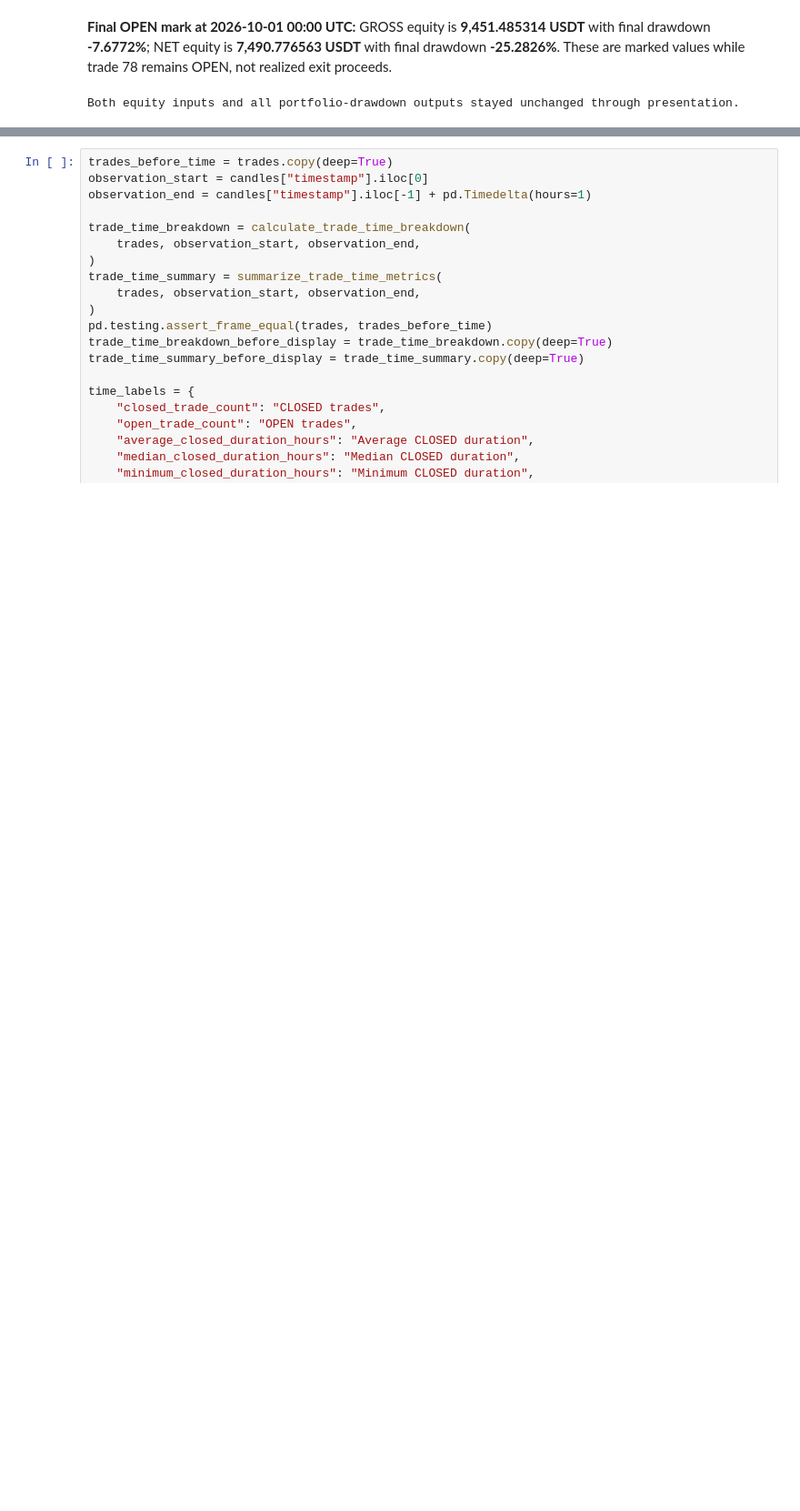
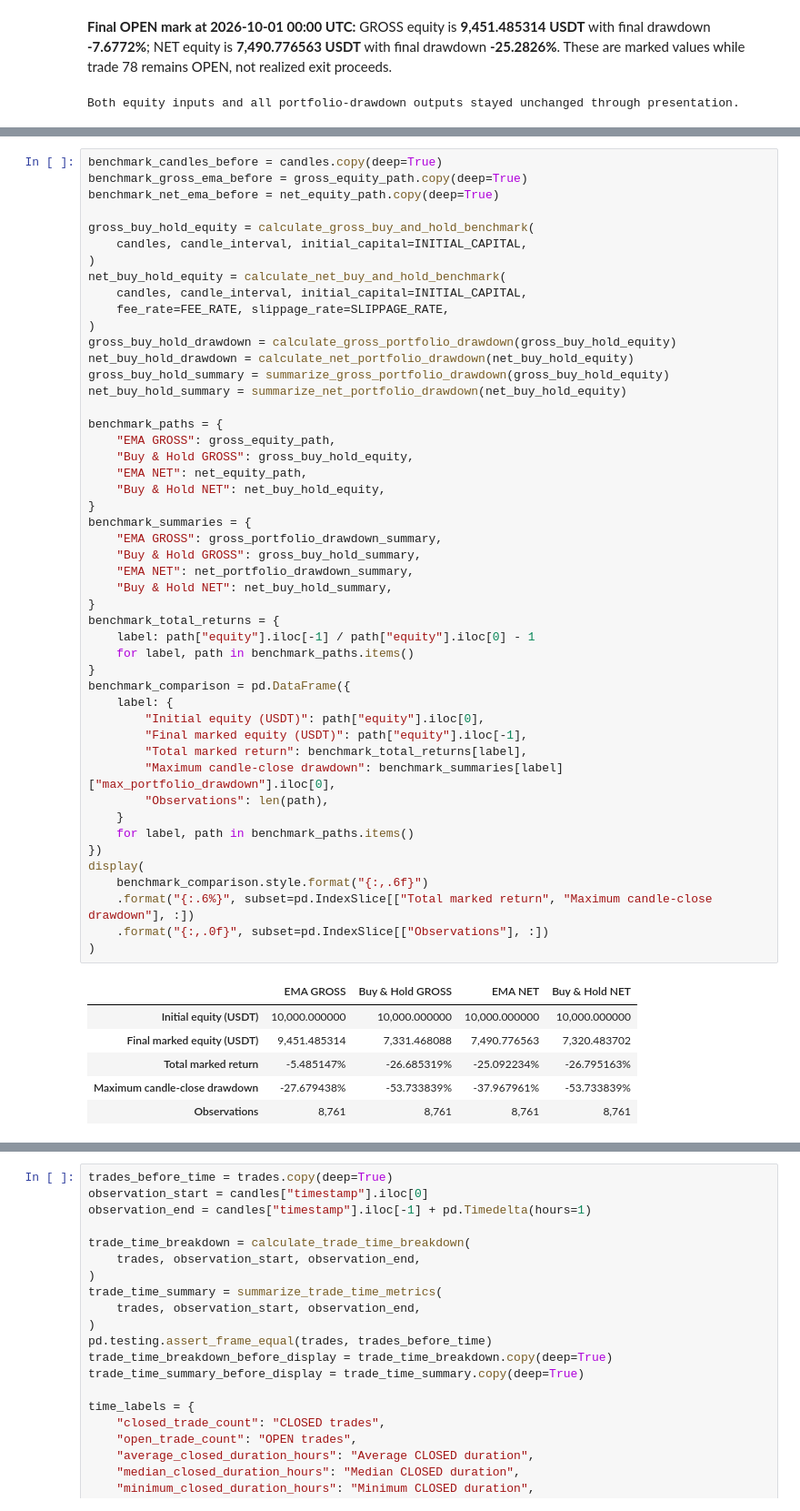
Before and after one commit to puckmandestroyer/trading-lab, a Jupyter notebook: notebooks/03_backtest_review.ipynb, the cells around one changed output, grey strips where cells are left out. Shown at 91% size. Cells and saved outputs as stored; diff of their text form; blank space fills up the shorter version.

```diff
--- a/notebooks/03_backtest_review.ipynb
+++ b/notebooks/03_backtest_review.ipynb
@@ -1346,0 +1376,55 @@ Both equity inputs and all portfolio-drawdown outputs stayed unchanged through p
+# %%
+benchmark_candles_before = candles.copy(deep=True)
+benchmark_gross_ema_before = gross_equity_path.copy(deep=True)
+benchmark_net_ema_before = net_equity_path.copy(deep=True)
+
+gross_buy_hold_equity = calculate_gross_buy_and_hold_benchmark(
+    candles, candle_interval, initial_capital=INITIAL_CAPITAL,
+)
+net_buy_hold_equity = calculate_net_buy_and_hold_benchmark(
+    candles, candle_interval, initial_capital=INITIAL_CAPITAL,
+    fee_rate=FEE_RATE, slippage_rate=SLIPPAGE_RATE,
+)
+gross_buy_hold_drawdown = calculate_gross_portfolio_drawdown(gross_buy_hold_equity)
+net_buy_hold_drawdown = calculate_net_portfolio_drawdown(net_buy_hold_equity)
+gross_buy_hold_summary = summarize_gross_portfolio_drawdown(gross_buy_hold_equity)
+net_buy_hold_summary = summarize_net_portfolio_drawdown(net_buy_hold_equity)
+
+benchmark_paths = {
+    "EMA GROSS": gross_equity_path,
+    "Buy & Hold GROSS": gross_buy_hold_equity,
+    "EMA NET": net_equity_path,
+    "Buy & Hold NET": net_buy_hold_equity,
+}
+benchmark_summaries = {
+    "EMA GROSS": gross_portfolio_drawdown_summary,
+    "Buy & Hold GROSS": gross_buy_hold_summary,
+    "EMA NET": net_portfolio_drawdown_summary,
+    "Buy & Hold NET": net_buy_hold_summary,
+}
+benchmark_total_returns = {
+    label: path["equity"].iloc[-1] / path["equity"].iloc[0] - 1
+    for label, path in benchmark_paths.items()
+}
+benchmark_comparison = pd.DataFrame({
+    label: {
+        "Initial equity (USDT)": path["equity"].iloc[0],
+        "Final marked equity (USDT)": path["equity"].iloc[-1],
+        "Total marked return": benchmark_total_returns[label],
+        "Maximum candle-close drawdown": benchmark_summaries[label]["max_portfolio_drawdown"].iloc[0],
+        "Observations": len(path),
+    }
+    for label, path in benchmark_paths.items()
+})
+display(
+    benchmark_comparison.style.format("{:,.6f}")
+    .format("{:.6%}", subset=pd.IndexSlice[["Total marked return", "Maximum candle-close drawdown"], :])
+    .format("{:,.0f}", subset=pd.IndexSlice[["Observations"], :])
+)
+# %% [output]
+|  | EMA GROSS | Buy & Hold GROSS | EMA NET | Buy & Hold NET |
+| Initial equity (USDT) | 10,000.000000 | 10,000.000000 | 10,000.000000 | 10,000.000000 |
+| Final marked equity (USDT) | 9,451.485314 | 7,331.468088 | 7,490.776563 | 7,320.483702 |
+| Total marked return | -5.485147% | -26.685319% | -25.092234% | -26.795163% |
+| Maximum candle-close drawdown | -27.679438% | -53.733839% | -37.967961% | -53.733839% |
+| Observations | 8,761 | 8,761 | 8,761 | 8,761 |
```
Also changed, not shown: parts of 21 cells of this notebook, 6 other files.
